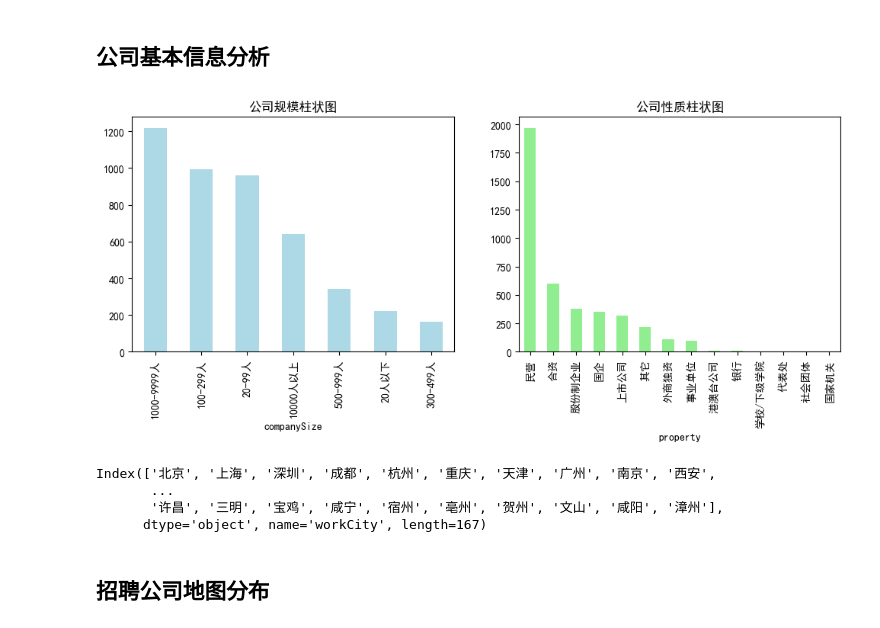
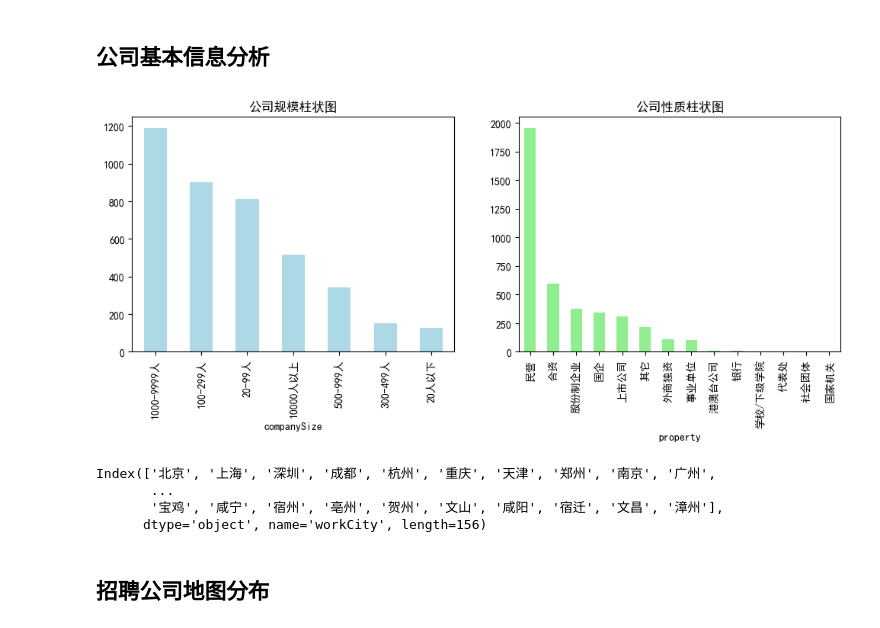
Before and after one commit to SHULI76/1, a Jupyter notebook: 数据分析类招聘信息数据分析.ipynb, the cells around one changed output. Drawn from its saved outputs; the diff is of its cells as text; code cells hidden in the pictures.

```diff
--- a/数据分析类招聘信息数据分析.ipynb
+++ b/数据分析类招聘信息数据分析.ipynb
@@ -281,4 +285,5 @@ data.head(2)
 # %%
+import re
 def del_english(st):
     '''
     删除全是英文与大量英文的字符串（因为存在全英文的JD,会干扰分析）
@@ -342,11 +347,31 @@ def extract(st):
     st = software_ability
     return st
 
-
-
 # 将JD里的英文数据全转为小写，方便查找. ×不可，因为R语言
 # txt_df['software_ability'] = txt_df['software_ability'].apply(lambda x: x.lower())
 # 提取软件能力要求信息
-data['software_ability'] = data['jobSummary'].apply(lambda x: extract(x))
-data.head(3)
+df['software_ability'] = df['jobSummary'].apply(lambda x: extract(x))
+
+# 软件能力要求（12个）：
+# - 编程式数据分析工具：Python、R、MATLAB、Julia、SAS(5)
+# - 菜单式数据分析工具：Excel、SPSS、Eviews(3)
+# - 商业智能工具（可视化）BI：Tableau、Power BI (2)
+# - 数据库工具：SQL（Oracle,MySQL，SQLServer）、MongoDB（2）
+
+software = []  # 初始化一个列表
+soft_df = df['software_ability'].apply(pd.Series).dropna(how='all')
+for a in soft_df.values:
+    for b in a:
+        if b is not np.nan:
+            software.append(b)
+
+soft_count = pd.DataFrame(
+    pd.Series(software).value_counts().sort_values(), columns=['count'])
+
+# 绘制条形图
+soft_count.plot.barh(alpha=0.6, rot=0,
+                     legend=False, figsize=(12, 7))
+plt.xticks([])
+plt.title('数据分析相关岗招聘软件能力要求条形图', fontsize=15)
+plt.show()
 # %% [output]
@@ -395,17 +418,17 @@ plt.show()
 ## 公司基本信息分析
 # %%
 # 公司基本信息包括 公司规模 size、公司性质 quality
-size = data['companySize'].value_counts()
-quality = data['property'].value_counts()
+size = df['companySize'].value_counts()
+quality = df['property'].value_counts()
 
 
 fig, axes = plt.subplots(1, 2, figsize=(12, 4), dpi=100)
 
 size.plot.bar(ax=axes[0], color="lightblue")
 axes[0].set_title('公司规模柱状图')
 quality.plot.bar(ax=axes[1], color="lightgreen")
 axes[1].set_title('公司性质柱状图')
 plt.show()
 # %% [output]
-[figure, old version]
+[figure, new version]
 # %%
@@ -415,13 +435,13 @@ from pyecharts import options as opts
 from pyecharts.globals import CurrentConfig, NotebookType
 CurrentConfig.NOTEBOOK_TYPE = NotebookType.NTERACT
 # %%
-work_city_size = data.loc[:, "workCity"].value_counts()
+work_city_size = df.loc[:, "workCity"].value_counts()
 work_city_size.keys()
 # %% [output]
-Index(['北京', '上海', '深圳', '成都', '杭州', '重庆', '天津', '广州', '南京', '西安',
+Index(['北京', '上海', '深圳', '成都', '杭州', '重庆', '天津', '郑州', '南京', '广州',
        ...
-       '许昌', '三明', '宝鸡', '咸宁', '宿州', '亳州', '贺州', '文山', '咸阳', '漳州'],
-      dtype='object', name='workCity', length=167)
+       '宝鸡', '咸宁', '宿州', '亳州', '贺州', '文山', '咸阳', '宿迁', '文昌', '漳州'],
+      dtype='object', name='workCity', length=156)
 # %% [markdown]
 ## 招聘公司地图分布
 # %%
```
Also changed, not shown: parts of 27 cells of this notebook.
